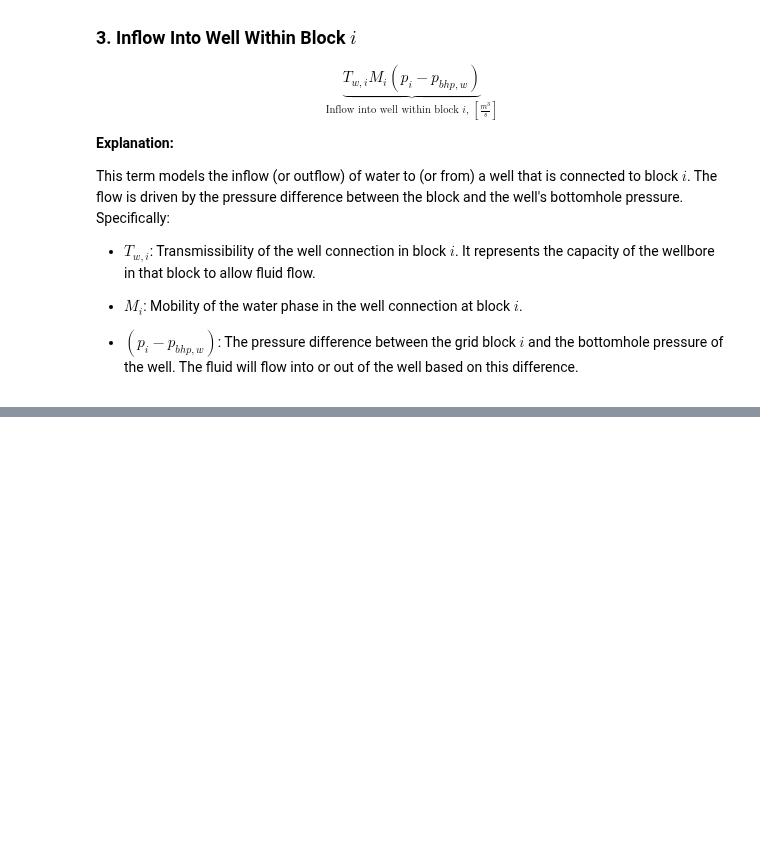
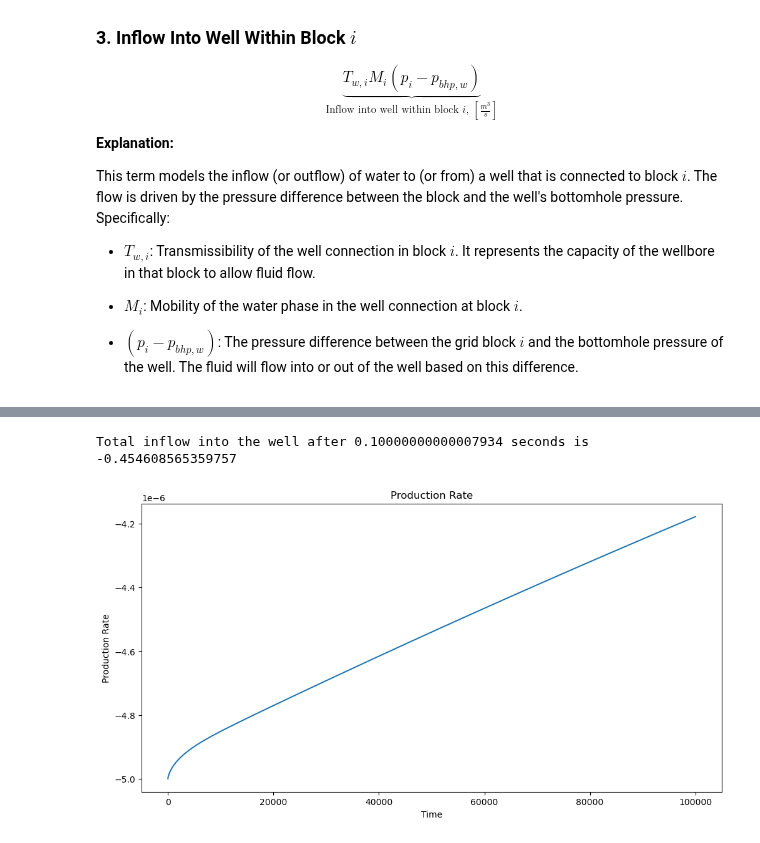
Before and after one commit to rfarell/Subsurface-Modeling-Tutorials, a Jupyter notebook: notebooks/01_Introduction/01_04_Discrete_Single_Phase_Reservoir_Simulator.ipynb, the cells around one changed output, grey strips where cells are left out. Saved outputs shown, nothing was run; the diff lists cells and outputs as text; code cells hidden in the pictures; blank space fills up the shorter version.

```diff
--- a/notebooks/01_Introduction/01_04_Discrete_Single_Phase_Reservoir_Simulator.ipynb
+++ b/notebooks/01_Introduction/01_04_Discrete_Single_Phase_Reservoir_Simulator.ipynb
@@ -278,16 +159,13 @@ Volume =  [0.5 0.5 0.5 0.5 0.5 0.5 0.5 0.5 0.5 0.5 0.5 0.5 0.5 0.5 0.5 0.5 0.5 0
 # %%
-import numpy as np
-import matplotlib.pyplot as plt
+
 
 # Initialize parameters
-n = 100
-cell_volume = 0.5
-
-# More realistic porosity and volume distributions
+n = 100  # Number of grid cells
+cell_volume = 0.5  # Cell volume
 poro = np.ones(n) * 0.3  # Porosity
-V = np.ones(n) * cell_volume
+V = np.ones(n) * cell_volume  # Volume
 lam = 1.0  # Mobility
-p0 = np.full(n, 100.0)  # Initial pressure
+p0 = np.full(n, 10000.0)  # Initial pressure
 
 # Well information
 w = np.zeros(n)
@@ -295,60 +173,63 @@ w[5] = 1
 well_mobility = np.ones(n) * 0.5
 well_transmissibility = np.ones(n) * 0.001
 
-# Formation Volume Factor
-b0 = 1.0
-beta = 1e-7
+# Compressibility and other factors
+compressibility = 1e-5  # Compressibility term
 
 # Connectivity Matrix
 T = np.zeros((n, n))
-for i in range(n - 1):
-    T[i, i + 1] = 1.0
-    T[i + 1, i] = 1.0
-
-# Pore volume multiplier
-def pore_volume_multiplier(p, dp=False):
-    if dp:
-        return 0.5 / 1000 * (1 - np.tanh(p / 1000)**2)
-    else:
-        return 1. + 0.5 * np.tanh(p / 1000)
-
-# Formation volume factor
-def formation_volume_factor(p, dp=False):
-    if dp:
-        return beta * b0 * np.exp(beta * (p - 100))
-    else:
-        return b0 * np.exp(beta * (p - 100))
-
-# Transmissibility multiplier
-def transmissibility_multiplier(p, dp=False):
-    return np.ones(n)
+np.fill_diagonal(T[:-1, 1:], 1)
+np.fill_diagonal(T[1:, :-1], 1)
 
 # Update pressure
 def update_pressure(p, A, B, C, dt):
     epsilon = 1e-9
     A_reg = A + np.eye(A.shape[0]) * epsilon
     try:
         dpt = np.linalg.solve(A_reg, -B - C)
     except np.linalg.LinAlgError as e:
         print("Matrix is singular:", e)
         return p
     return p + dt * dpt
 
+
+# Initialize total inflow
+total_inflow = 0
+
 # Time-stepping
-dt = 1e-6
-p = p0.copy()
-t = 0
+dt = 1e-6  # Time step
+p = p0.copy()  # Current pressure
+t = 0  # Current time
 
-for k in range(100000):
-    A = np.diag(poro * V * (pore_volume_multiplier(p, dp=True) * formation_volume_factor(p) +
-                            pore_volume_multiplier(p) * formation_volume_factor(p, dp=True)))
+prod_rate = []
+for k in range(1000):
+    A = np.diag(poro * pore_volume_multiplier(p, dp=True) * formation_volume_factor(p) +
+                poro * pore_volume_multiplier(p) * formation_volume_factor(p, dp=True))
 
     pi_pj = p[:, None] - p
     B = np.sum(T * formation_volume_factor(p) * lam * transmissibility_multiplier(p) * pi_pj, axis=1)
 
     pbhp = p.copy()
     pbhp[5] = 0
     C = well_mobility * well_transmissibility * (p - pbhp)
 
+    # Update inflow for the well
+    q = - well_mobility[5] * well_transmissibility[5] * (p[5] - pbhp[5])
+    total_inflow += q * dt
+    prod_rate.append(q*dt)
+
     p = update_pressure(p, A, B, C, dt)
     t += dt
+
+print("Total inflow into the well after {} seconds is {}".format(t, total_inflow))
+
+# plot prod_rate with title and xlabel and ylabel
+fig = plt.figure(figsize=(12, 6))
+plt.plot(prod_rate)
+plt.title('Production Rate')
+plt.xlabel('Time')
+plt.ylabel('Production Rate')
+plt.show()
+# %% [output]
+Total inflow into the well after 0.10000000000007934 seconds is -0.454608565359757
+[figure, added]
```
Also changed, not shown: parts of 12 cells of this notebook, 1 other file.
